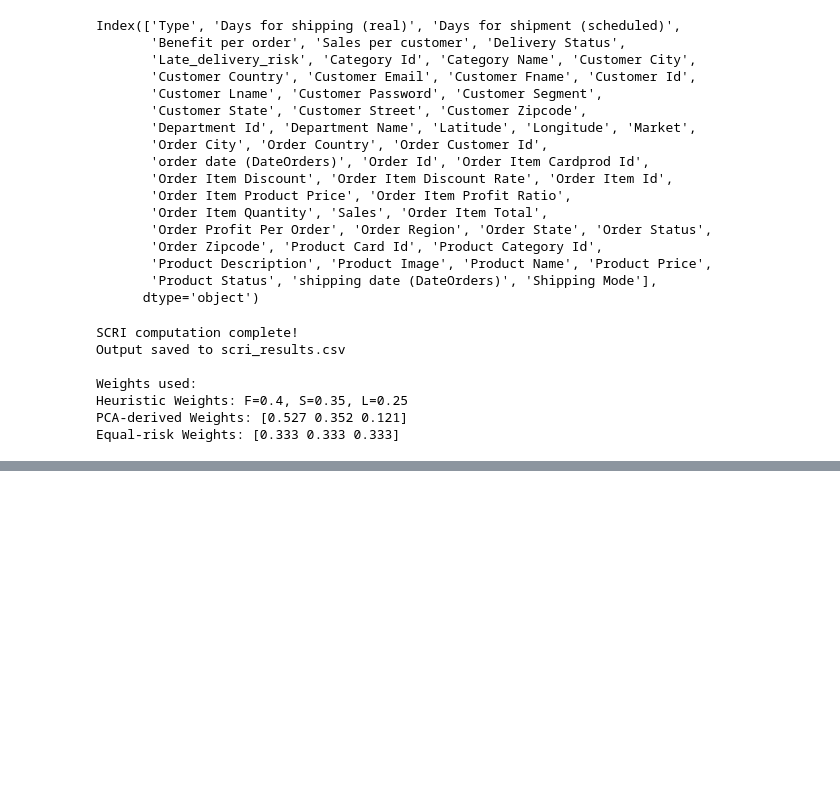
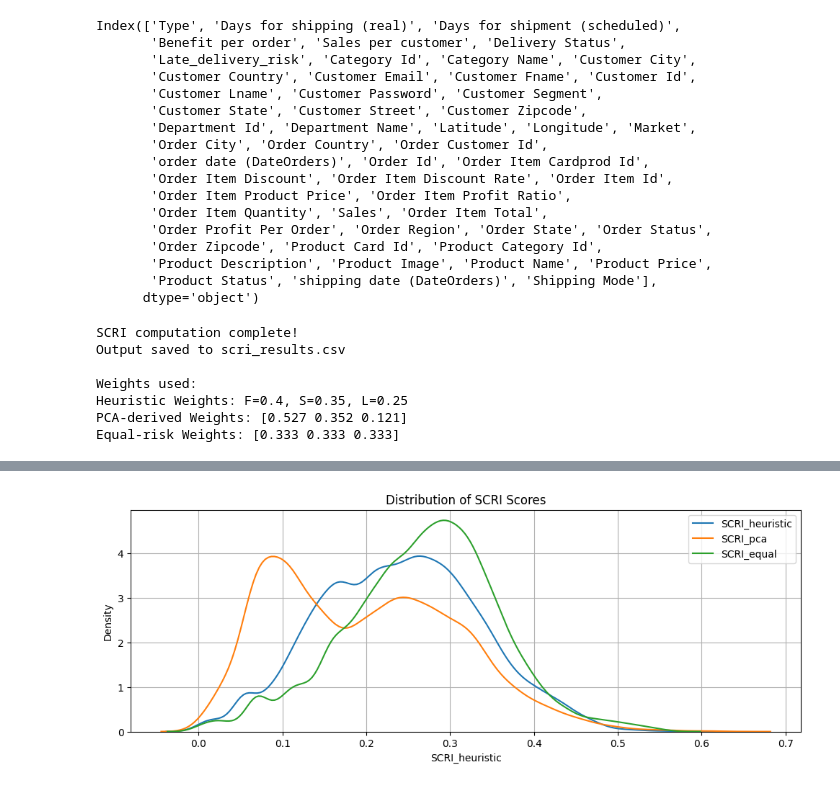
Before and after one commit to 23f2004399/fedex-supply-chain, a Jupyter notebook: scri_final.ipynb, the cells around one changed output, grey strips where cells are left out. Drawn from its saved outputs; the diff is of its cells as text; code cells hidden in the pictures; blank space fills up the shorter version.

```diff
--- a/scri_final.ipynb
+++ b/scri_final.ipynb
@@ -93,0 +139,12 @@ Equal-risk Weights: [0.333 0.333 0.333]
+# %%
+import seaborn as sns
+
+plt.figure(figsize=(12, 4))
+for col in ['SCRI_heuristic', 'SCRI_pca', 'SCRI_equal']:
+    sns.kdeplot(df[col], label=col)
+plt.title("Distribution of SCRI Scores")
+plt.legend()
+plt.grid(True)
+plt.show()
+# %% [output]
+[figure, added]
```
Also changed, not shown: parts of 14 cells of this notebook, 1 other file.
